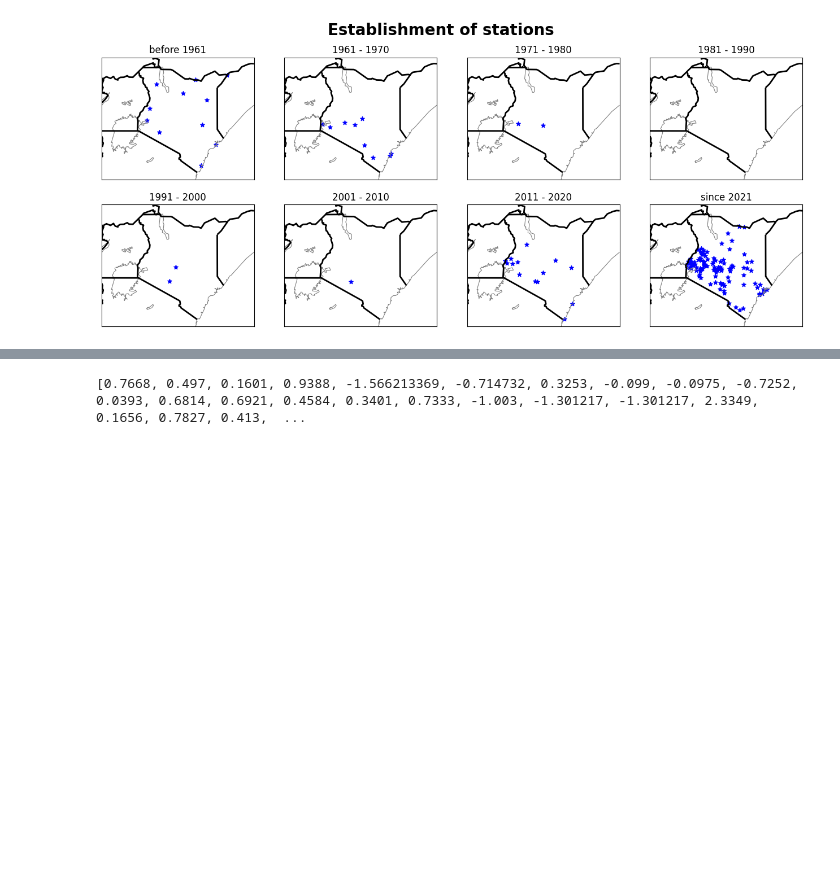
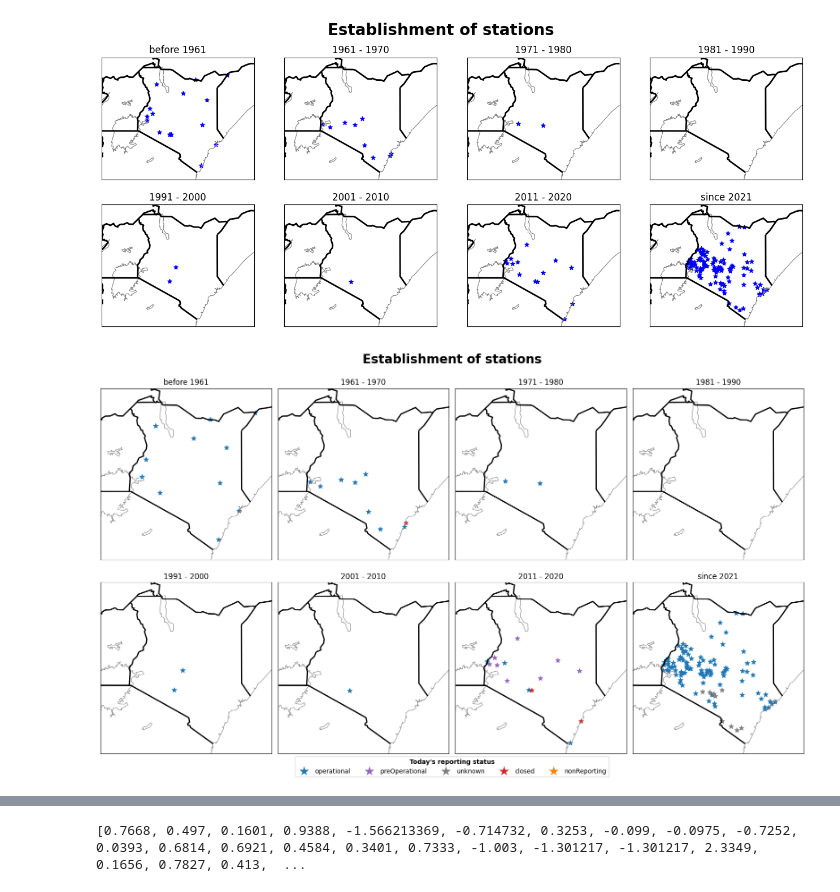
Before and after one commit to joergklausen/oscar-analysis, a Jupyter notebook: Overview Plots.ipynb, the cells around one changed output, grey strips where cells are left out. Cells and saved outputs as stored; diff of their text form; code cells hidden in the pictures; blank space fills up the shorter version.

```diff
--- a/Overview Plots.ipynb
+++ b/Overview Plots.ipynb
@@ -231,4 +164,0 @@ df[["lat", "lon", "dateEstablished", "reportingStatus", "facilityType"]]
-# %%
-for i in df[["lat"]]:
-    print(i)
-print (df['reportingStatus'].unique())
@@ -291,7 +240,0 @@ print(max(df["dateEstablished"])) # 2022-12-01
-# %%
-start_d = ["1951-01-01", "1961-01-01", "1971-01-01", "1981-01-01", "1991-01-01", "2001-01-01", "2011-01-01", "2021-01-01", "2031-01-01"]
-
-df = pd.DataFrame(data["stations"])
-df = df[(df["dateEstablished"] >= start_d[0]) & (df["dateEstablished"] < start_d[1])]
-
-print(df)
@@ -315,0 +241,3 @@ print(df)
+# %%
+json_file = os.getcwd()+'/stations.json'
+plot_overview_map_reportingStatus(json_file)
@@ -315,0 +246,9 @@ print(df)
+# %%
+import datetime
+years = [1961, 1971, 1981, 1991, 2001, 2011, 2021]
+
+start_d = []
+for year in years:
+    start_d.append(pd.to_datetime(datetime.datetime(year, 1,1)))
+
+start_d
@@ -316,8 +326,15 @@ print(df)
+# %%
+# load data
+f= os.getcwd()+'/stations.json'
+plot_maps_establishment_decade(f)
+# %% [output]
+[figure, added]
 # %%
-#### Plot: establishment of the stations (in which decade?) ####
-
+#### Plot: establishment of the stations (in which decade?) + today's reporting status ####
+# define function: create plot showing maps (one for every decade)
+# with all catalogued stations within that decade (color of dots according to reporting status)
 plt.style.use('default')
-fig, axes = plt.subplots(2,4, figsize=(16,6.2))
+fig, axes = plt.subplots(2,4, figsize=(16,9.7))
 
 axes = axes.ravel()
 
@@ -326,7 +343,7 @@ start_d = ["1951-01-01", "1961-01-01", "1971-01-01", "1981-01-01", "1991-01-01",
 
 for i, decade in enumerate(["before 1961", "1961 - 1970", "1971 - 1980", "1981 - 1990", "1991 - 2000", "2001 - 2010", "2011 - 2020", "since 2021"]):
 
-    m = Basemap(projection='lcc', resolution='l', lat_0=0.1, lon_0=37.5, width=1.5E6, height=1.2E6,  ax = axes[i])
+    m = Basemap(projection='lcc', resolution='l', lat_0=0.1, lon_0=37.5, width=1.2E6, height=1.2E6,  ax = axes[i])
 
     # map background
     m.drawcoastlines(color='grey', linewidth=0.8)
@@ -342,12 +359,18 @@ for i, decade in enumerate(["before 1961", "1961 - 1970", "1971 - 1980", "1981 -
     if not df.empty:
         lat = df["lat"]
         lon = df["lon"]
-        m.scatter(lon, lat, latlon=True, c="blue",s=30,marker="*")
+        colors = {'operational':'tab:blue', 'preOperational':'tab:purple', 'unknown':'tab:grey', 'closed':'tab:red', 'nonReporting':'tab:orange'}
+        m.scatter(lon, lat, latlon=True, c=df["reportingStatus"].map(colors),s=60,marker="*")
 
     axes[i].set_title(decade)
 
 plt.suptitle('Establishment of stations', fontsize=20, fontweight="bold")
 
-plt.savefig(os.getcwd()+"/Plots/Station_establishment_decade.jpeg", bbox_inches='tight')
+# handles, labels = axes.get_legend_handles_labels()
+stations = [mlines.Line2D([0], [0], color="w", marker='*',markersize=20,  markerfacecolor=v, label=k) for k, v in colors.items()]
+fig.legend(handles=stations, loc='lower center', ncol=len(stations), title="Today's reporting status", title_fontproperties={'weight':'bold'})
+plt.tight_layout(pad=1)
+
+plt.savefig(os.getcwd()+"/Plots/Station_establishment_decade_reporting.jpeg", bbox_inches='tight')
 # %% [output]
-[figure, old version]
+[figure, new version]
```
Also changed, not shown: parts of 18 cells of this notebook, 8 other files.
